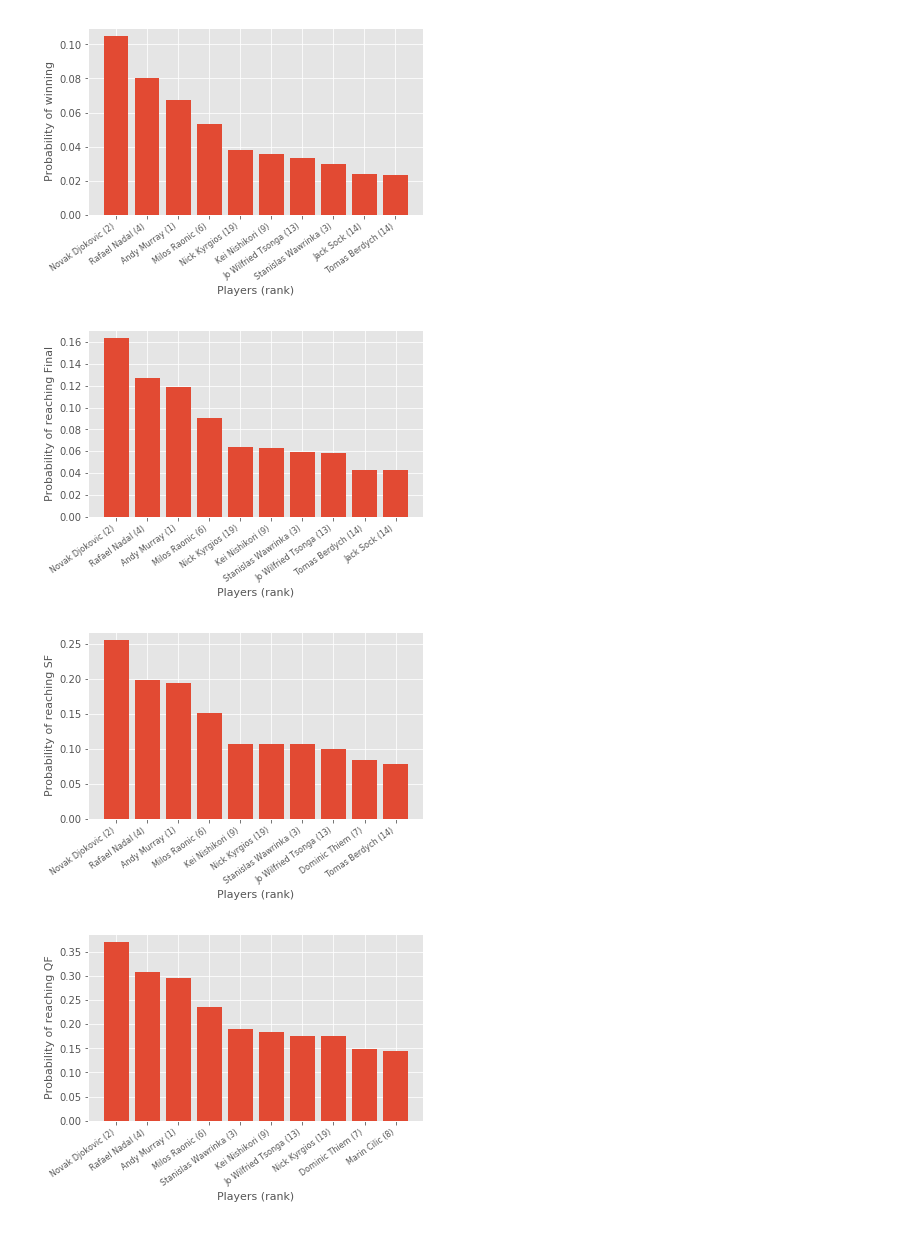
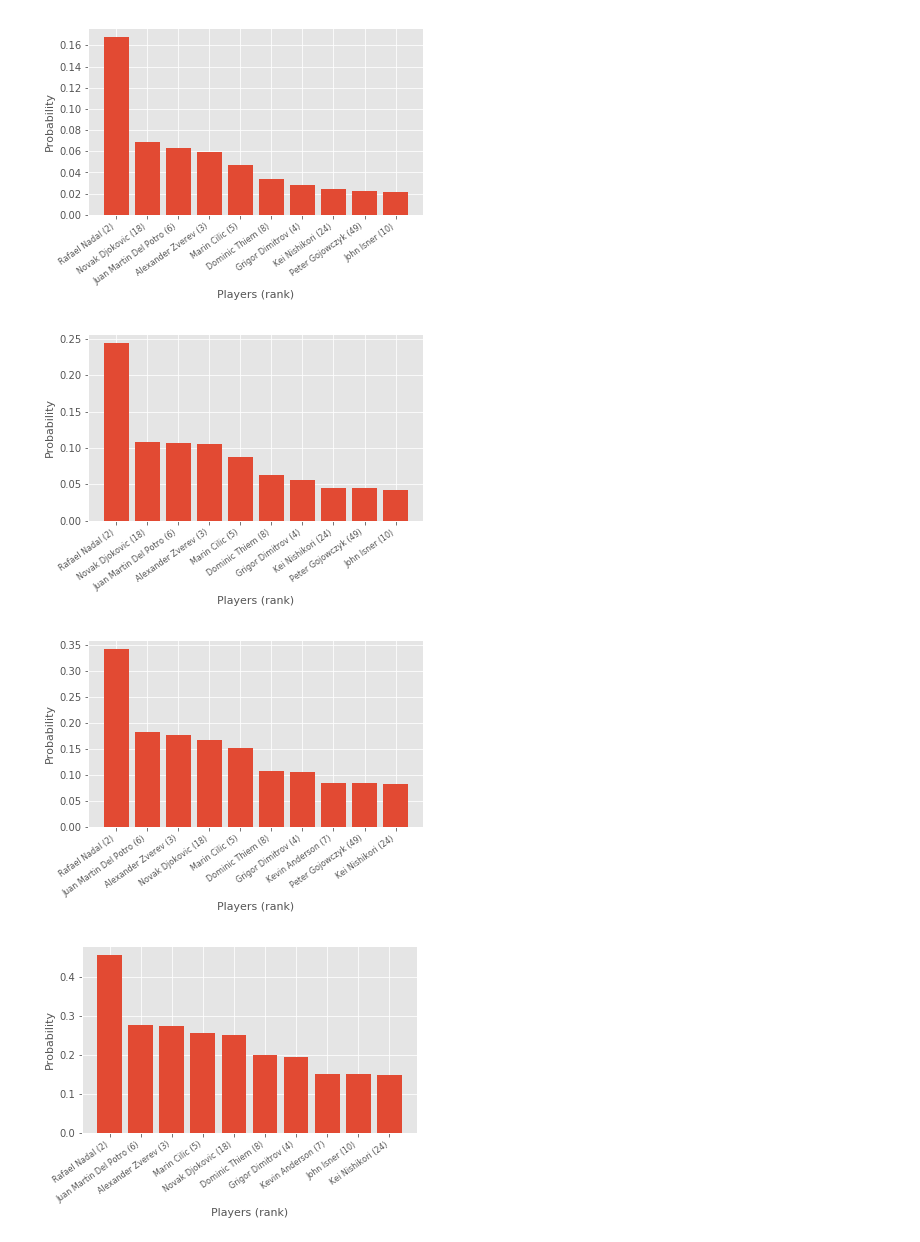
Before and after one commit to ant-louis/french-open-2019-winner-prediction, a Jupyter notebook: analyse_tournament_predictions.ipynb, the cells around one changed output. Drawn from its saved outputs; the diff is of its cells as text; code cells hidden in the pictures.

```diff
--- a/analyse_tournament_predictions.ipynb
+++ b/analyse_tournament_predictions.ipynb
@@ -7,9 +7,9 @@ plt.style.use('ggplot')
 
 # Set tables reading options
 pd.set_option('display.max_columns', 50)
-pd.set_option('display.max_rows', 20)
+pd.set_option('display.max_rows', 128)
 
-year = 2017
+year = 2018
 
 # Files
 players_names = "_Data/Predictions/stats_players_{}_weight06.csv".format(year)
@@ -237,12 +229,12 @@ plt.bar(x_pos, probas)
 # Set axes
 plt.xticks(x_pos, x_labels, rotation=35, ha='right', fontsize=8)
 plt.xlabel('Players (rank)', fontsize=11)
-plt.ylabel('Probability of winning', fontsize=11)
+plt.ylabel('Probability', fontsize=11)
 
 # Save the plot
-plt.savefig("_Figures/rounds_{}_winner".format(year))
+plt.savefig("_Figures/rounds_{}_winner.eps".format(year), bbox_inches = "tight")
 # %% [output]
-[figure, old version]
+[figure, new version]
 # %%
 #-------------------------------------------------------------------------------------------
 # BAR PLOT FOR FINAL
@@ -269,12 +261,12 @@ plt.bar(x_pos, probas)
 # Set axes
 plt.xticks(x_pos, x_labels, rotation=35, ha='right', fontsize=8)
 plt.xlabel('Players (rank)', fontsize=11)
-plt.ylabel('Probability of reaching Final', fontsize=11)
+plt.ylabel('Probability', fontsize=11)
 
 # Save the plot
-plt.savefig("_Figures/rounds_{}_final".format(year))
+plt.savefig("_Figures/rounds_{}_final.eps".format(year), bbox_inches = "tight")
 # %% [output]
-[figure, old version]
+[figure, new version]
 # %%
 #-------------------------------------------------------------------------------------------
 # BAR PLOT FOR SF
@@ -301,44 +293,44 @@ plt.bar(x_pos, probas)
 # Set axes
 plt.xticks(x_pos, x_labels, rotation=35, ha='right', fontsize=8)
 plt.xlabel('Players (rank)', fontsize=11)
-plt.ylabel('Probability of reaching SF', fontsize=11)
+plt.ylabel('Probability', fontsize=11)
 
 # Save the plot
-plt.savefig("_Figures/rounds_{}_SF".format(year))
+plt.savefig("_Figures/rounds_{}_SF.eps".format(year), bbox_inches = "tight")
 # %% [output]
-[figure, old version]
+[figure, new version]
 # %%
 #-------------------------------------------------------------------------------------------
 # BAR PLOT FOR QF
 #-------------------------------------------------------------------------------------------
 nb_players = 10
 
 # Get names, ranks and probas of highest probabilities players
 names = QF_df.iloc[:nb_players, 0].tolist()
 ranks = QF_df.iloc[:nb_players, 1].tolist()
 probas = QF_df.iloc[:nb_players, 2].tolist()
 
 # Compute new labels for x-axis : Name (rank)
 x_labels = []
 for i, name in enumerate(names):
     new_label = name + ' (' + str(int(ranks[i])) + ')'
     x_labels.append(new_label)
 
 # Plot
 plt.figure()
 plt.subplots_adjust(bottom=0.23)
 x_pos = np.arange(0, nb_players, 1)
 plt.bar(x_pos, probas)
 
 # Set axes
 plt.xticks(x_pos, x_labels, rotation=35, ha='right', fontsize=8)
 plt.xlabel('Players (rank)', fontsize=11)
-plt.ylabel('Probability of reaching QF', fontsize=11)
+plt.ylabel('Probability', fontsize=11)
 
 # Save the plot
-plt.savefig("_Figures/rounds_{}_QF".format(year))
+plt.savefig("_Figures/rounds_{}_QF.eps".format(year), bbox_inches = "tight")
 # %% [output]
-[figure, old version]
+[figure, new version]
 # %%
 #-------------------------------------------------------------------------------------------
 # BAR PLOT FOR R16
```
Also changed, not shown: parts of 11 cells of this notebook, 42 other files.
